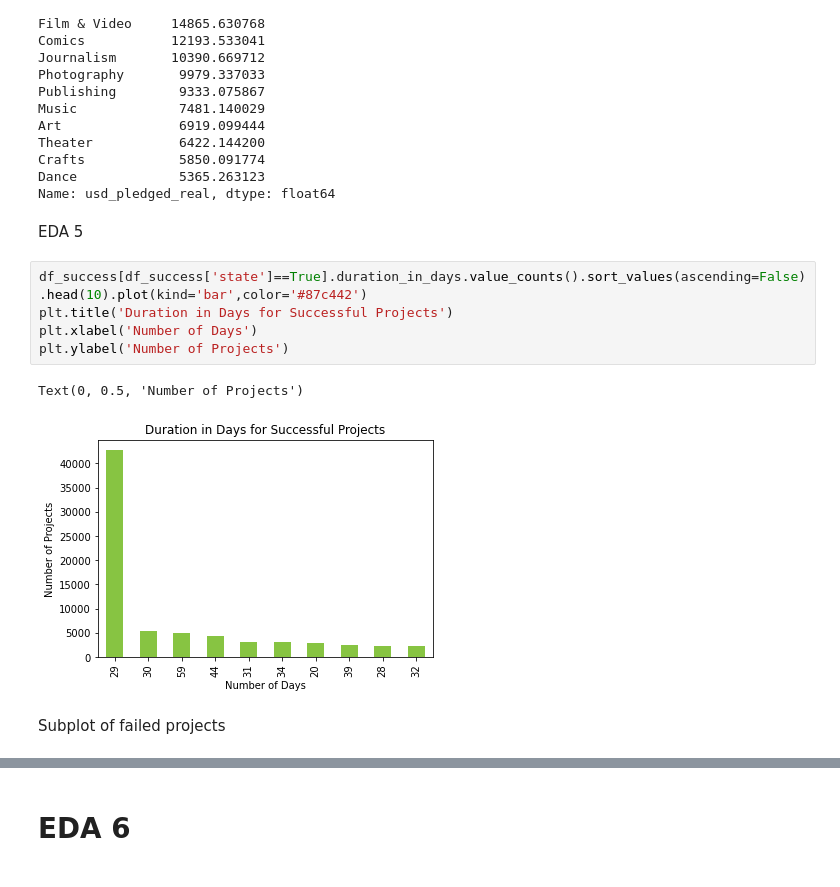
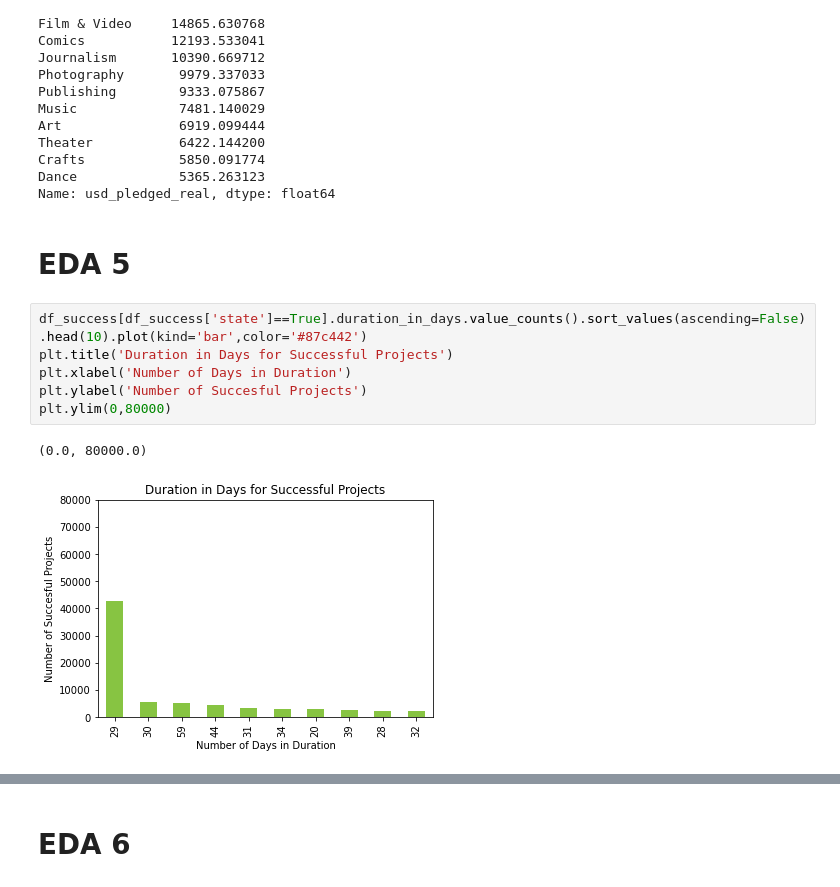
Before and after one commit to TheAidanAu/kickstarter, a Jupyter notebook: EDA2_Kickstaerter.ipynb, the cells around one changed output, grey strips where cells are left out. Saved outputs shown, nothing was run; the diff lists cells and outputs as text.

```diff
--- a/EDA2_Kickstaerter.ipynb
+++ b/EDA2_Kickstaerter.ipynb
@@ -1136,14 +1136,13 @@ Crafts            5850.091774
 Dance             5365.263123
 Name: usd_pledged_real, dtype: float64
 # %% [markdown]
-EDA 5
+# EDA 5
 # %%
 df_success[df_success['state']==True].duration_in_days.value_counts().sort_values(ascending=False).head(10).plot(kind='bar',color='#87c442')
 plt.title('Duration in Days for Successful Projects')
-plt.xlabel('Number of Days')
-plt.ylabel('Number of Projects')
+plt.xlabel('Number of Days in Duration')
+plt.ylabel('Number of Succesful Projects')
+plt.ylim(0,80000)
 # %% [output]
-Text(0, 0.5, 'Number of Projects')
+(0.0, 80000.0)
-[figure, old version]
+[figure, new version]
-# %% [markdown]
-Subplot of failed projects
```
Also changed, not shown: parts of 6 cells of this notebook.
